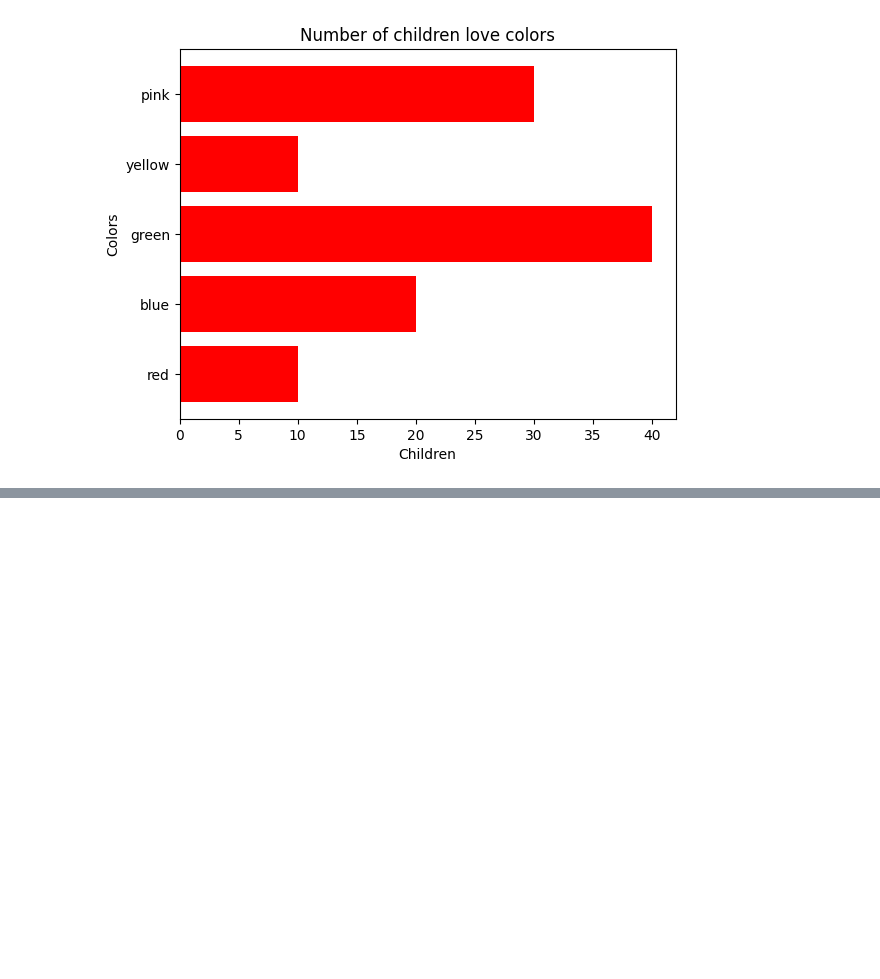
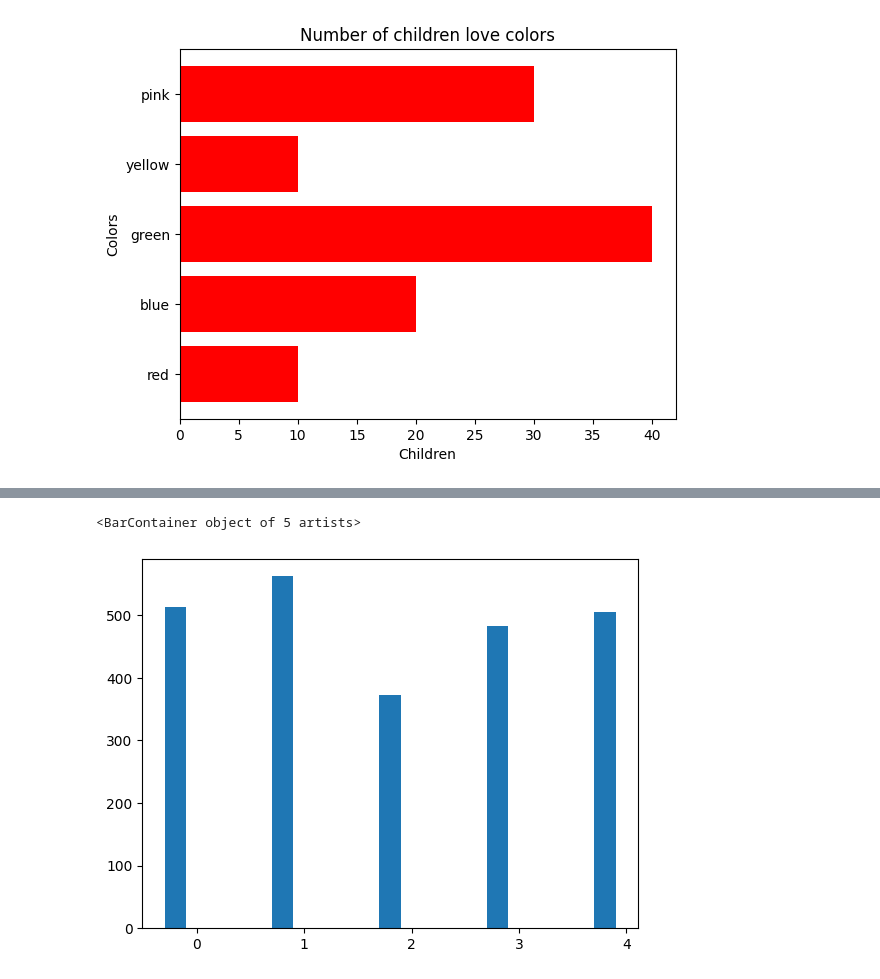
Before and after one commit to Muhammad-Waleed-Source/Matplotlib, a Jupyter notebook: Matplotlib_1.ipynb, the cells around one changed output, grey strips where cells are left out. Drawn from its saved outputs; the diff is of its cells as text; code cells hidden in the pictures; blank space fills up the shorter version.

```diff
--- a/Matplotlib_1.ipynb
+++ b/Matplotlib_1.ipynb
@@ -424,0 +451,8 @@ Text(0, 0.5, 'Colors')
+# %%
+# So it is a bit difficult in matplotlib, so we will do shifting of bars
+
+# shifting the first one to the left
+plt.bar(np.arange(df.shape[0]) - 0.2, df['2015'], width=0.2)
+# %% [output]
+<BarContainer object of 5 artists>
+[figure, added]
```
Also changed, not shown: parts of 5 cells of this notebook.
